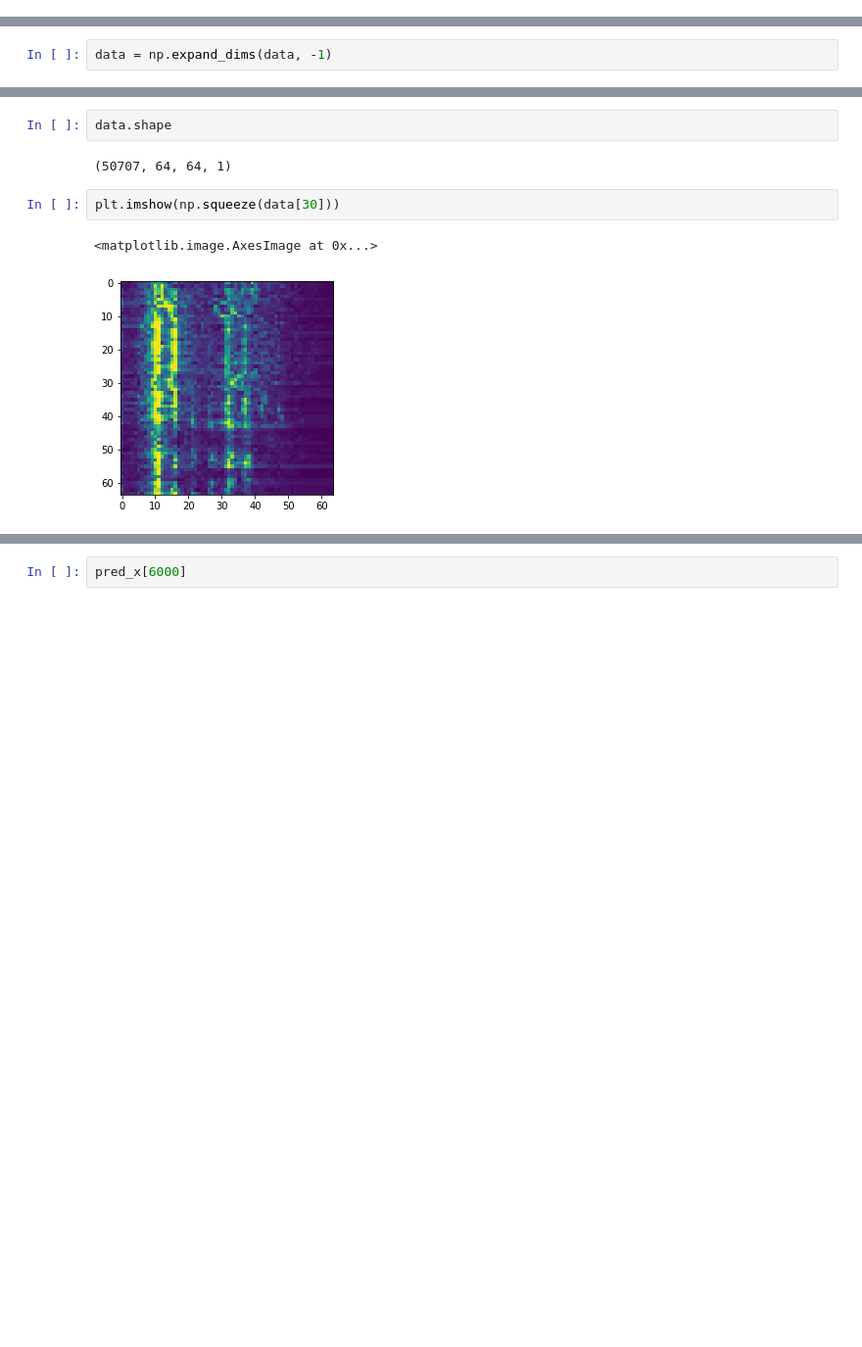
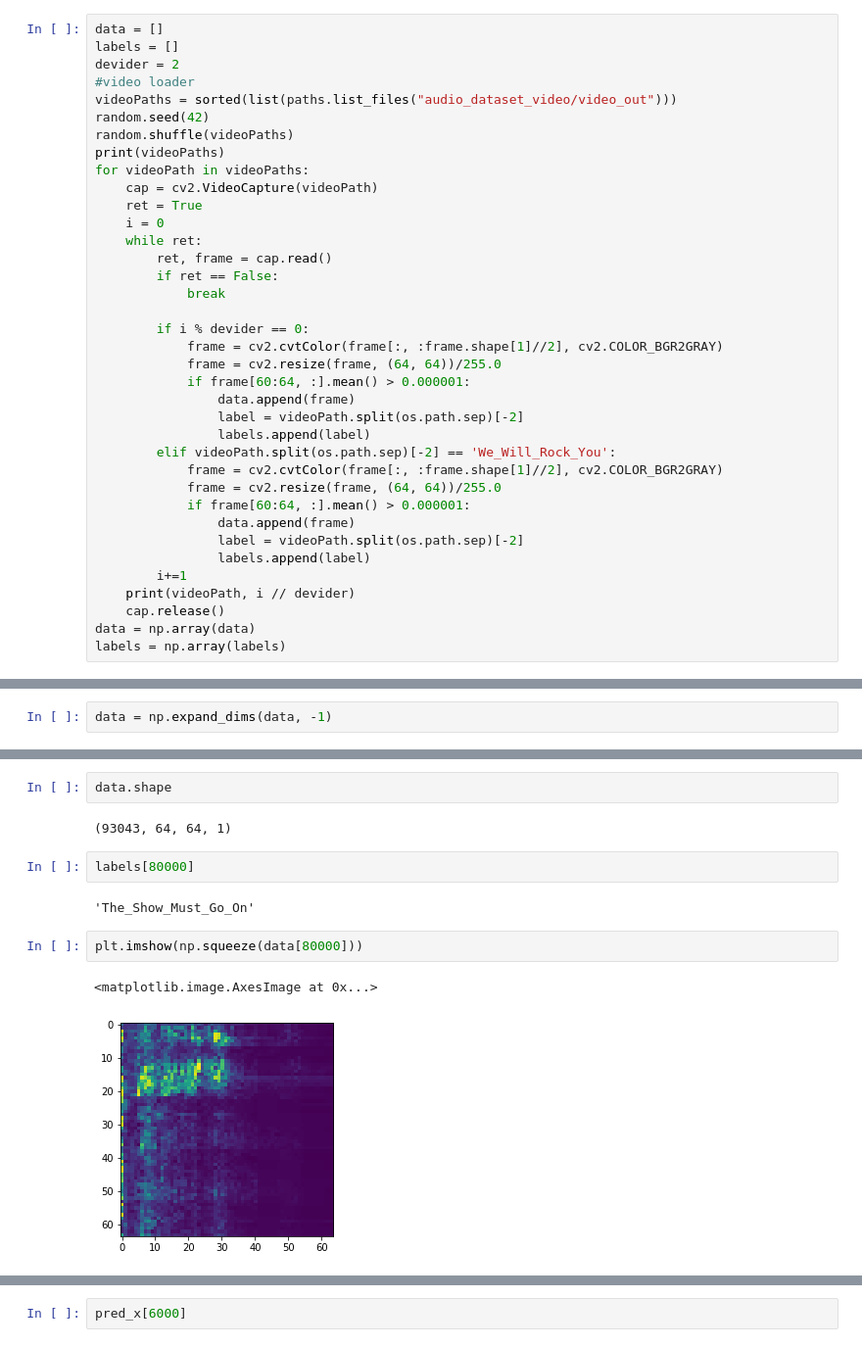
Before and after one commit to vas0x59/audio_python, a Jupyter notebook: audio_research_autoencoder.ipynb, the cells around one changed output, grey strips where cells are left out. Shown: that part at 98% size. Cells and saved outputs as stored; diff of their text form; blank space fills up the shorter version.

```diff
--- a/audio_research_autoencoder.ipynb
+++ b/audio_research_autoencoder.ipynb
@@ -37,0 +48,37 @@ data = np.array(data)
+# %%
+data = []
+labels = []
+devider = 2
+#video loader
+videoPaths = sorted(list(paths.list_files("audio_dataset_video/video_out")))
+random.seed(42)
+random.shuffle(videoPaths)
+print(videoPaths)
+for videoPath in videoPaths:
+    cap = cv2.VideoCapture(videoPath)
+    ret = True
+    i = 0
+    while ret:
+        ret, frame = cap.read()
+        if ret == False:
+            break
+
+        if i % devider == 0:
+            frame = cv2.cvtColor(frame[:, :frame.shape[1]//2], cv2.COLOR_BGR2GRAY)
+            frame = cv2.resize(frame, (64, 64))/255.0
+            if frame[60:64, :].mean() > 0.000001:
+                data.append(frame)
+                label = videoPath.split(os.path.sep)[-2]
+                labels.append(label)
+        elif videoPath.split(os.path.sep)[-2] == 'We_Will_Rock_You':
+            frame = cv2.cvtColor(frame[:, :frame.shape[1]//2], cv2.COLOR_BGR2GRAY)
+            frame = cv2.resize(frame, (64, 64))/255.0
+            if frame[60:64, :].mean() > 0.000001:
+                data.append(frame)
+                label = videoPath.split(os.path.sep)[-2]
+                labels.append(label)
+        i+=1
+    print(videoPath, i // devider)
+    cap.release()
+data = np.array(data)
+labels = np.array(labels)
@@ -130,9 +283,13 @@ data = np.expand_dims(data, -1)
 # %%
 data.shape
 # %% [output]
-(50707, 64, 64, 1)
+(93043, 64, 64, 1)
+# %%
+labels[80000]
+# %% [output]
+'The_Show_Must_Go_On'
 # %%
-plt.imshow(np.squeeze(data[30]))
+plt.imshow(np.squeeze(data[80000]))
 # %% [output]
 <matplotlib.image.AxesImage at 0x...>
-[figure, old version]
+[figure, new version]
```
Also changed, not shown: parts of 66 cells of this notebook.
